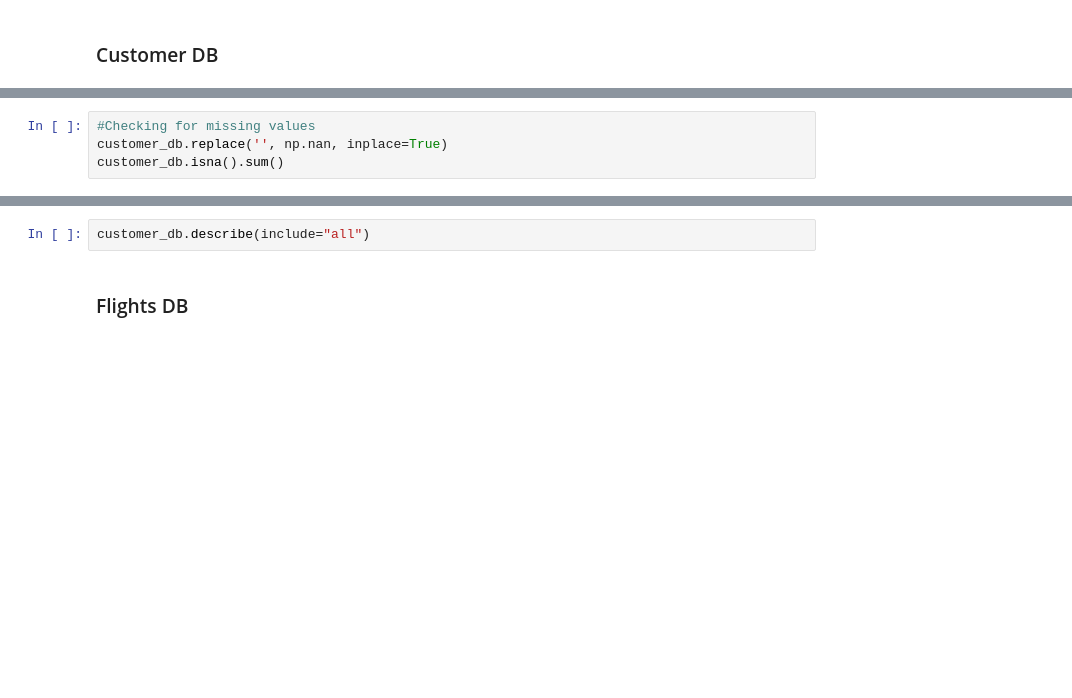
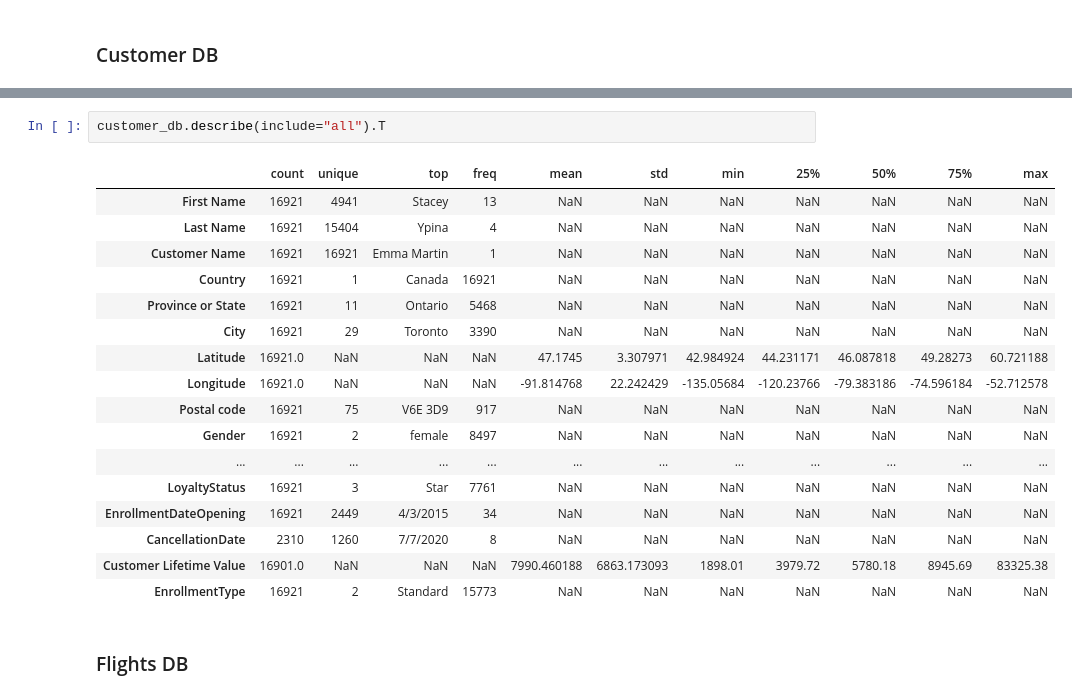
Before and after one commit to lucasdmcax/data_mining, a Jupyter notebook: Group20_EDA_Code.ipynb, the cells around one changed output, grey strips where cells are left out. Cells and saved outputs as stored; diff of their text form; blank space fills up the shorter version.

```diff
--- a/Group20_EDA_Code.ipynb
+++ b/Group20_EDA_Code.ipynb
@@ -21,4 +22,0 @@ customer_db.dtypes
-# %%
-#Checking for missing values
-customer_db.replace('', np.nan, inplace=True)
-customer_db.isna().sum()
@@ -25,5 +43,23 @@ customer_db.isna().sum()
 # %%
-customer_db.describe(include="all")
+customer_db.describe(include="all").T
+# %% [output]
+|  | count | unique | top | freq | mean | std | min | 25% | 50% | 75% | max |
+| First Name | 16921 | 4941 | Stacey | 13 | NaN | NaN | NaN | NaN | NaN | NaN | NaN |
+| Last Name | 16921 | 15404 | Ypina | 4 | NaN | NaN | NaN | NaN | NaN | NaN | NaN |
+| Customer Name | 16921 | 16921 | Emma Martin | 1 | NaN | NaN | NaN | NaN | NaN | NaN | NaN |
+| Country | 16921 | 1 | Canada | 16921 | NaN | NaN | NaN | NaN | NaN | NaN | NaN |
+| Province or State | 16921 | 11 | Ontario | 5468 | NaN | NaN | NaN | NaN | NaN | NaN | NaN |
+| City | 16921 | 29 | Toronto | 3390 | NaN | NaN | NaN | NaN | NaN | NaN | NaN |
+| Latitude | 16921.0 | NaN | NaN | NaN | 47.1745 | 3.307971 | 42.984924 | 44.231171 | 46.087818 | 49.28273 | 60.721188 |
+| Longitude | 16921.0 | NaN | NaN | NaN | -91.814768 | 22.242429 | -135.05684 | -120.23766 | -79.383186 | -74.596184 | -52.712578 |
+| Postal code | 16921 | 75 | V6E 3D9 | 917 | NaN | NaN | NaN | NaN | NaN | NaN | NaN |
+| Gender | 16921 | 2 | female | 8497 | NaN | NaN | NaN | NaN | NaN | NaN | NaN |
+| ... | ... | ... | ... | ... | ... | ... | ... | ... | ... | ... | ... |
+| LoyaltyStatus | 16921 | 3 | Star | 7761 | NaN | NaN | NaN | NaN | NaN | NaN | NaN |
+| EnrollmentDateOpening | 16921 | 2449 | 4/3/2015 | 34 | NaN | NaN | NaN | NaN | NaN | NaN | NaN |
+| CancellationDate | 2310 | 1260 | 7/7/2020 | 8 | NaN | NaN | NaN | NaN | NaN | NaN | NaN |
+| Customer Lifetime Value | 16901.0 | NaN | NaN | NaN | 7990.460188 | 6863.173093 | 1898.01 | 3979.72 | 5780.18 | 8945.69 | 83325.38 |
+| EnrollmentType | 16921 | 2 | Standard | 15773 | NaN | NaN | NaN | NaN | NaN | NaN | NaN |
 # %% [markdown]
 ### Flights DB
 # %%
```
Also changed, not shown: parts of 11 cells of this notebook.
